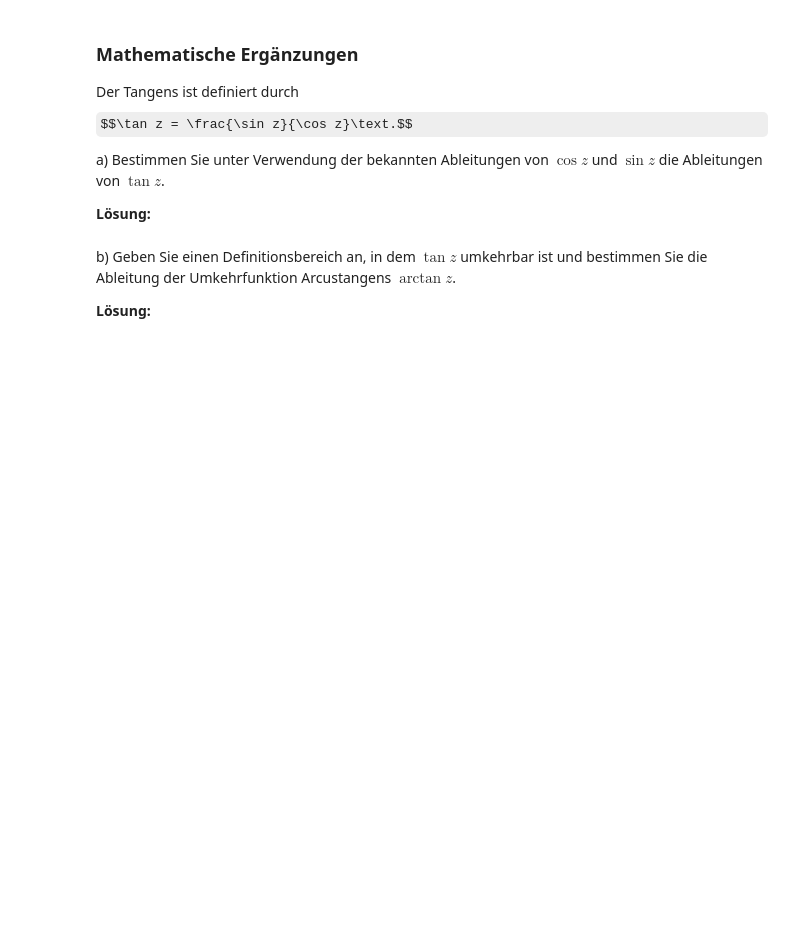
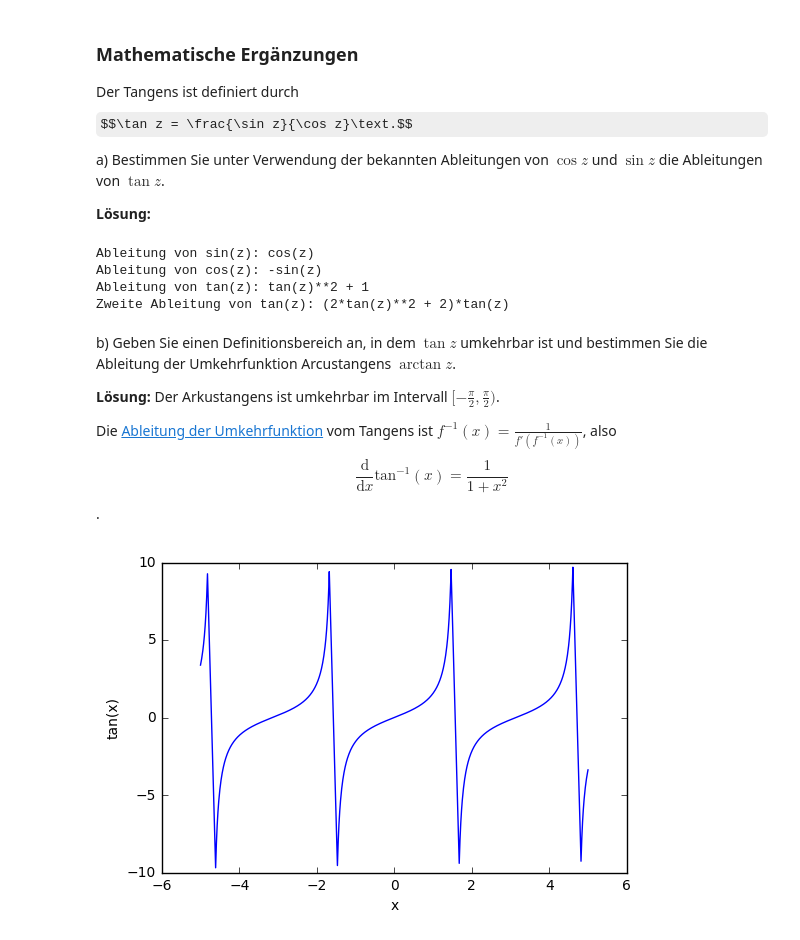
Before and after one commit to philippgadow/tutorium_experimentalphysik1, a Jupyter notebook: blatt2.ipynb, the cells around one changed output. Saved outputs shown, nothing was run; the diff lists cells and outputs as text; code cells hidden in the pictures; some formulas as TeX source; blank space fills up the shorter version.

```diff
--- a/blatt2.ipynb
+++ b/blatt2.ipynb
@@ -98,7 +274,35 @@ $$\tan z = \frac{\sin z}{\cos z}\text.$$
 a) Bestimmen Sie unter Verwendung der bekannten Ableitungen von $\cos z$ und $\sin z$ die Ableitungen von $\tan z$.
 
 **Lösung:**
+# %%
+z = symbols('z')
+
+print("Ableitung von sin(z): {}".format(diff(sin(z))))
+print("Ableitung von cos(z): {}".format(diff(cos(z))))
+print("Ableitung von tan(z): {}".format(diff(tan(z))))
+print("Zweite Ableitung von tan(z): {}".format(diff(tan(z)**2 + 1)))
+# %% [output]
+Ableitung von sin(z): cos(z)
+Ableitung von cos(z): -sin(z)
+Ableitung von tan(z): tan(z)**2 + 1
+Zweite Ableitung von tan(z): (2*tan(z)**2 + 2)*tan(z)
 # %% [markdown]
 b) Geben Sie einen Definitionsbereich an, in dem $\tan z$ umkehrbar ist und bestimmen Sie die Ableitung der Umkehrfunktion Arcustangens $\arctan z$.
 
 **Lösung:**
+Der Arkustangens ist umkehrbar im Intervall $[-\frac{\pi}{2}, \frac{\pi}{2})$.
+
+Die [Ableitung der Umkehrfunktion](https://de.serlo.org/mathe/funktionen/ableitung-funktionen/ableitung-allgemein/ableitung-umkehrfunktion) vom Tangens ist $f^{-1}(x) = \frac{1}{f'(f^{-1}(x))}$, also
+$$\frac{\text{d}}{\text{d}x}\text{tan}^{-1}(x) = \frac{1}{1 + x^2}$$.
+# %%
+# Variables
+x = np.linspace(-5, 5,1000)
+
+# Zeichne Tan
+plt.xlabel('x')
+plt.ylabel('tan(x)')
+plt.plot(x[abs(np.tan(x)) < 10], np.tan(x)[abs(np.tan(x)) < 10])
+
+plt.show()
+# %% [output]
+[figure, added]
```
Also changed, not shown: parts of 19 cells of this notebook, 4 other files.
